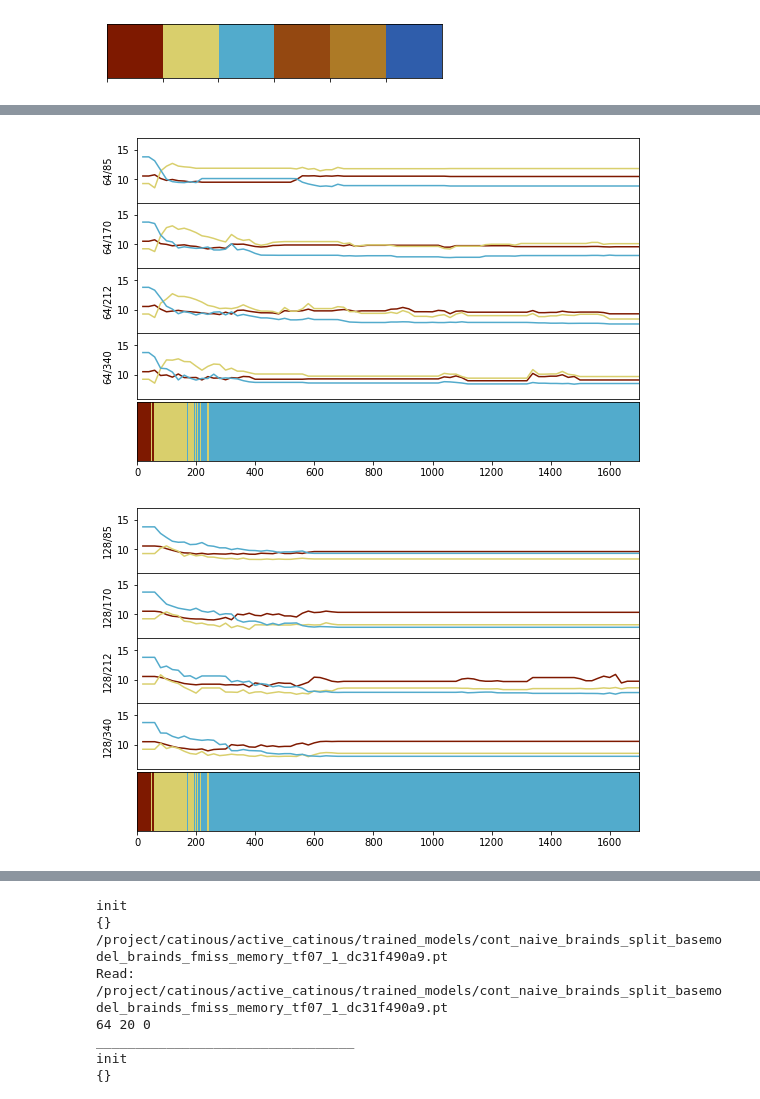
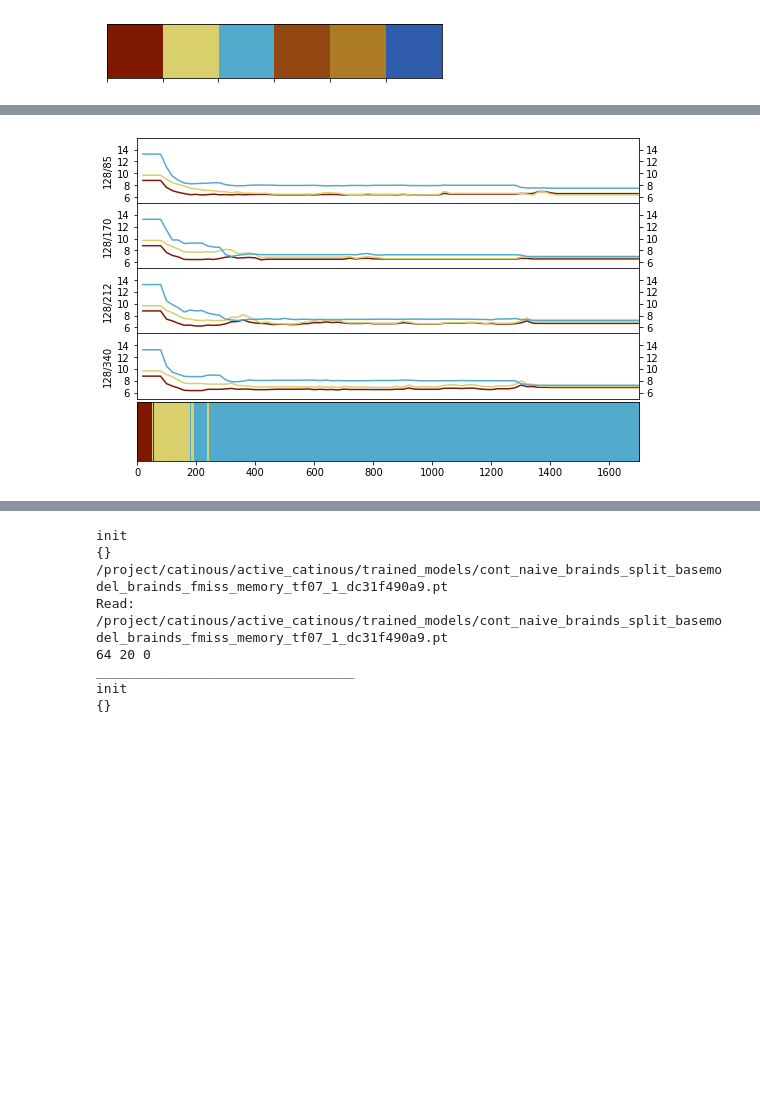
Before and after one commit to cirmuw/casa, a Jupyter notebook: BrainAge_Evaluation.ipynb, the cells around one changed output, grey strips where cells are left out. Saved outputs shown, nothing was run; the diff lists cells and outputs as text; code cells hidden in the pictures; blank space fills up the shorter version.

```diff
--- a/BrainAge_Evaluation.ipynb
+++ b/BrainAge_Evaluation.ipynb
@@ -67,7 +65,7 @@ from matplotlib.colors import LinearSegmentedColormap
 
 mapname = 'roma'
 
-cm_data = np.loadtxt(f"/home/mperkonigg/Documents/ScientificColourMaps6/{mapname}/{mapname}.txt")
+cm_data = np.loadtxt(f"/home/entenbaer/Documents/ScientificColourMaps6/{mapname}/{mapname}.txt")
 #colormap = LinearSegmentedColormap.from_list('scientific_cm', cm_data)
 #x = np.linspace(0, 100, 25)[None, :]
 #plt.imshow(x, aspect='auto',cmap=colormap)
@@ -142,13 +140,13 @@ def res_data_for_params(hparams):
 # %%
 hparams={'continuous': True,
          'use_memory':True,
-        'datasetfile': '/project/catinous/brainds_split.csv',
-        'base_model': 'batch_brainds_split_base_train_1_af4af4fb90.pt',
+        'datasetfile': '/project/catinous/brainds_split_val_test_balance.csv',
+        'base_model': 'batch_brainds_split_val_test_balance_base_train_1_88ef2d0cc2.pt',
         'val_check_interval': 10,
         'run_postfix': 1,
         'memorymaximum': 64,
         'force_misclassified':True,
-        'completion_limit': 8.17, #performance for first domain after base training
+        'completion_limit': 7.0, #performance for first domain after base training
         'batch_size': 2,
         'training_batch_size': 8,
          'learning_rate': 0.00001,
@@ -182,15 +180,18 @@ for mm in memorymaximas:
         sns.lineplot(data=res, y='val_mae_3.0T Philips', x='idx', err_style=None, ax=ax, label='3.0T Phil')
         sns.lineplot(data=res, y='val_mae_3.0T', x='idx', err_style=None,ax=ax, label='3.0T')
 
-        ax.set_ylim(6, 17)
+        ax.set_ylim(5, 16)
         ax.set_xlim(0, 85)
+        ax.set_yticks([14, 12, 10, 8, 6])
         ax.get_xaxis().set_visible(False)
         ax.get_legend().remove()
+        ax.tick_params(labelright=True, right=True)
+
 
         ax.set_ylabel(f'{mm}/{sb}')
     axes[4].imshow(np.tile(scan,(200,1)), cmap=ListedColormap(colormap.colors[:3]))
     axes[4].get_yaxis().set_visible(False)
     axes[4].get_yaxis()
 
-    plt.savefig(cutils.RESPATH + f'prelim_casa_{mm}.pdf')
+    plt.savefig(cutils.RESPATH + f'prelim_casa_balanced_{mm}.pdf')
 # %% [output]
@@ -199,59 +200,60 @@ for mm in memorymaximas:
 # %%
 hparams={'continuous': True,
          'use_memory':True,
-        'datasetfile': '/project/catinous/brainds_split.csv',
-        'base_model': 'batch_brainds_split_base_train_1_af4af4fb90.pt',
+        'datasetfile': '/project/catinous/brainds_split_val_test_balance.csv',
+        'base_model': 'batch_brainds_split_val_test_balance_base_train_1_88ef2d0cc2.pt',
         'val_check_interval': 10,
         'run_postfix': 1,
         'memorymaximum': 64,
         'force_misclassified':True,
-        'completion_limit': 7.0, #performance for first domain after base training
+        'completion_limit': 5.0, #performance for first domain after base training
         'batch_size': 2,
         'training_batch_size': 8,
          'learning_rate': 0.00001,
          'random_cache': True,
          'gradient_clip_val': 0.5,
          'allowedlabelratio': 0,
          'len_perf_queue': 8,
          'transition_phase_after':0.7
         }
 
 
 hparams = cutils.default_params(FastGramDynamicMemoryBrainAge.get_default_hparams(), hparams)
 
 ds = BrainAgeContinuous(hparams['datasetfile'], transition_phase_after=hparams['transition_phase_after'], seed=hparams['seed'])
 scan = ds.df.Scanner == '3.0T Philips'
 scan[ds.df.Scanner == '3.0T'] = 2
 
 startbugdets = [85, 170, 212, 340]
-memorymaximas = [64, 128]
+mm = 128
 
-for mm in memorymaximas:
-    fig, axes = plt.subplots(5,1, figsize=(9, 6))
+fig, axes = plt.subplots(5,1, figsize=(9, 6))
 
-    plt.subplots_adjust(hspace=0.0)
-    for i, sb in enumerate(startbugdets):
-        hparams['startbudget'] = sb
-        hparams['memorymaximum'] = mm
-        res, _ = res_data_for_params(hparams)
-        ax = axes[i]
-        sns.lineplot(data=res, y='val_mae_1.5T Philips', x='idx', err_style=None,ax=ax, label='1.5T Phil')
-        sns.lineplot(data=res, y='val_mae_3.0T Philips', x='idx', err_style=None, ax=ax, label='3.0T Phil')
-        sns.lineplot(data=res, y='val_mae_3.0T', x='idx', err_style=None,ax=ax, label='3.0T')
+plt.subplots_adjust(hspace=0.0)
+for i, sb in enumerate(startbugdets):
+    hparams['startbudget'] = sb
+    hparams['memorymaximum'] = mm
+    res, _ = res_data_for_params(hparams)
+    ax = axes[i]
+    sns.lineplot(data=res, y='val_mae_1.5T Philips', x='idx', err_style=None,ax=ax, label='1.5T Phil')
+    sns.lineplot(data=res, y='val_mae_3.0T Philips', x='idx', err_style=None, ax=ax, label='3.0T Phil')
+    sns.lineplot(data=res, y='val_mae_3.0T', x='idx', err_style=None,ax=ax, label='3.0T')
 
-        ax.set_ylim(6, 17)
-        ax.set_xlim(0, 85)
-        ax.get_xaxis().set_visible(False)
-        ax.get_legend().remove()
+    ax.set_ylim(5, 16)
+    ax.set_xlim(0, 85)
+    ax.set_yticks([14, 12, 10, 8, 6])
+    ax.get_xaxis().set_visible(False)
+    ax.get_legend().remove()
+    ax.tick_params(labelright=True, right=True)
 
-        ax.set_ylabel(f'{mm}/{sb}')
-    axes[4].imshow(np.tile(scan,(200,1)), cmap=ListedColormap(colormap.colors[:3]))
-    axes[4].get_yaxis().set_visible(False)
-    axes[4].get_yaxis()
 
-    plt.savefig(cutils.RESPATH + f'prelim_casa_7_{mm}.pdf')
+    ax.set_ylabel(f'{mm}/{sb}')
+axes[4].imshow(np.tile(scan,(200,1)), cmap=ListedColormap(colormap.colors[:3]))
+axes[4].get_yaxis().set_visible(False)
+axes[4].get_yaxis()
+
+plt.savefig(cutils.RESPATH + f'prelim_casa_balanced_5_{mm}.pdf')
 # %% [output]
-[figure, old version]
+[figure, new version]
-[figure, removed]
 # %%
 newcmp = ListedColormap([sns.color_palette()[0], sns.color_palette()[1], sns.color_palette()[2]], name='OrangeBlue')
```
Also changed, not shown: parts of 26 cells of this notebook.
